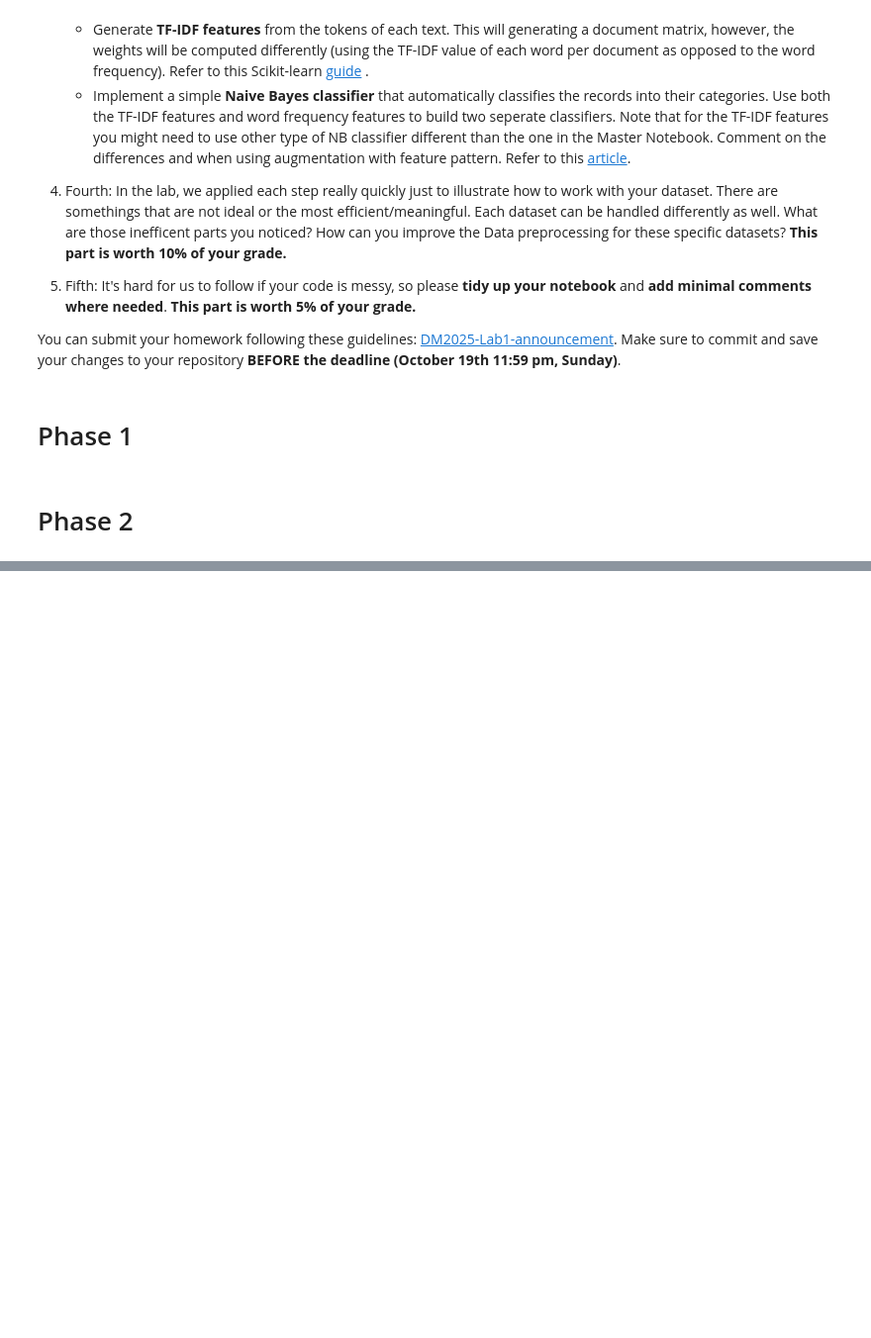
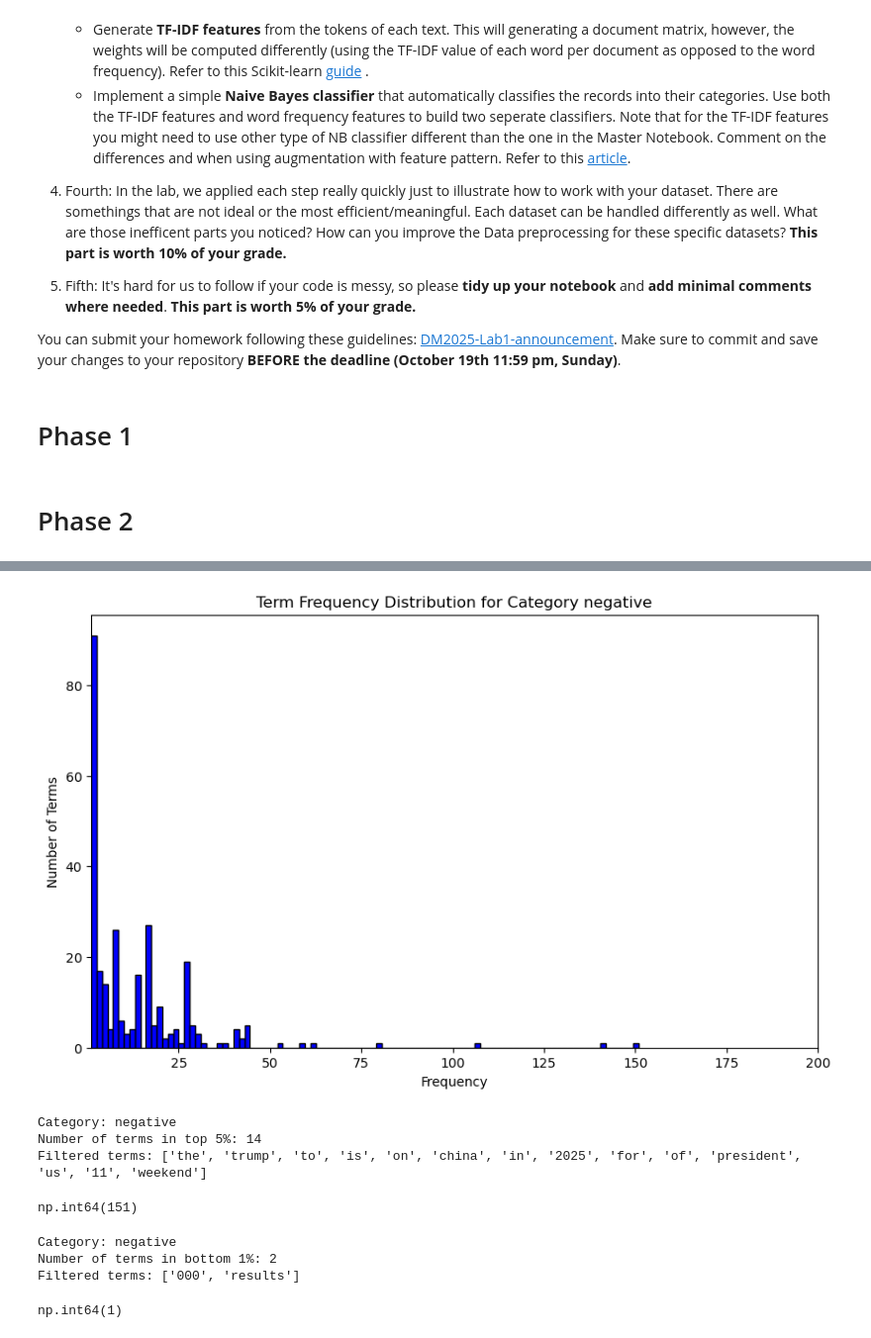
Before and after one commit to Mercy1303/DM2025-Lab1-Exercise, a Jupyter notebook: DM2025-Lab1-Homework.ipynb, the cells around one changed output, grey strips where cells are left out. Shown at 99% size. Drawn from its saved outputs; the diff is of its cells as text; code cells hidden in the pictures; blank space fills up the shorter version.

```diff
--- a/DM2025-Lab1-Homework.ipynb
+++ b/DM2025-Lab1-Homework.ipynb
@@ -66,0 +128,73 @@ You can submit your homework following these guidelines: [DM2025-Lab1-announceme
+# %%
+# Sum over all documents to get total frequency for each word
+category_number=0 # Can change it from 0 to 2
+word_counts = filt_term_document_dfs[categories[category_number]].sum(axis=0).to_numpy()
+
+# Visualize the frequency distribution
+plt.figure(figsize=(10, 6))
+plt.hist(word_counts, bins=100, color='blue', edgecolor='black')
+plt.title(f'Term Frequency Distribution for Category {categories[category_number]}')
+plt.xlabel('Frequency')
+plt.ylabel('Number of Terms')
+plt.xlim(1, 200)
+plt.show()
+# %% [output]
+[figure, added]
+# %%
+category_number=0 #Can change it from 0 to 2
+word_counts = filt_term_document_dfs[categories[category_number]].sum(axis=0).to_numpy()
+
+# Sort the term frequencies in descending order
+sorted_indices = np.argsort(word_counts)[::-1]  # Get indices of sorted frequencies
+sorted_counts = np.sort(word_counts)[::-1]  # Sort frequencies in descending order
+
+# Calculate the index corresponding to the top 5% most frequent terms
+total_terms = len(sorted_counts)
+top_5_percent_index = int(0.05 * total_terms)
+
+# Get the indices of the top 5% most frequent terms
+top_5_percent_indices = sorted_indices[:top_5_percent_index]
+
+# Filter terms that belong to the top 5% based on their rank
+filtered_words = [filt_term_document_dfs[categories[category_number]].iloc[:, i].name for i in top_5_percent_indices]
+
+print(f"Category: {categories[category_number]}")
+print(f"Number of terms in top 5%: {top_5_percent_index}")
+print(f"Filtered terms: {filtered_words}")
+# %% [output]
+Category: negative
+Number of terms in top 5%: 14
+Filtered terms: ['the', 'trump', 'to', 'is', 'on', 'china', 'in', '2025', 'for', 'of', 'president', 'us', '11', 'weekend']
+# %%
+filt_term_document_dfs[categories[category_number]].loc[:, filtered_words[0]].sum(axis=0)
+# %% [output]
+np.int64(151)
+# %%
+category_number=0 #Can change it from 0 to 2
+word_counts = filt_term_document_dfs[categories[category_number]].sum(axis=0).to_numpy()
+
+# Sort the term frequencies in ascending order and get sorted indices
+sorted_indices = np.argsort(word_counts)  # Get indices of sorted frequencies
+sorted_counts = word_counts[sorted_indices]  # Sort frequencies
+
+# Calculate the index corresponding to the bottom 1% least frequent terms
+total_terms = len(sorted_counts)
+bottom_1_percent_index = int(0.01 * total_terms)
+
+# Get the indices of the bottom 1% least frequent terms
+bottom_1_percent_indices = sorted_indices[:bottom_1_percent_index]
+
+# Filter terms that belong to the bottom 1% based on their rank
+filtered_words = [filt_term_document_dfs[categories[category_number]].iloc[:, i].name for i in bottom_1_percent_indices]
+
+print(f"Category: {categories[category_number]}")
+print(f"Number of terms in bottom 1%: {bottom_1_percent_index}")
+print(f"Filtered terms: {filtered_words}")
+# %% [output]
+Category: negative
+Number of terms in bottom 1%: 2
+Filtered terms: ['000', 'results']
+# %%
+filt_term_document_dfs[categories[category_number]].loc[:, filtered_words[0]].sum(axis=0)
+# %% [output]
+np.int64(1)
```
Also changed, not shown: parts of 42 cells of this notebook.
